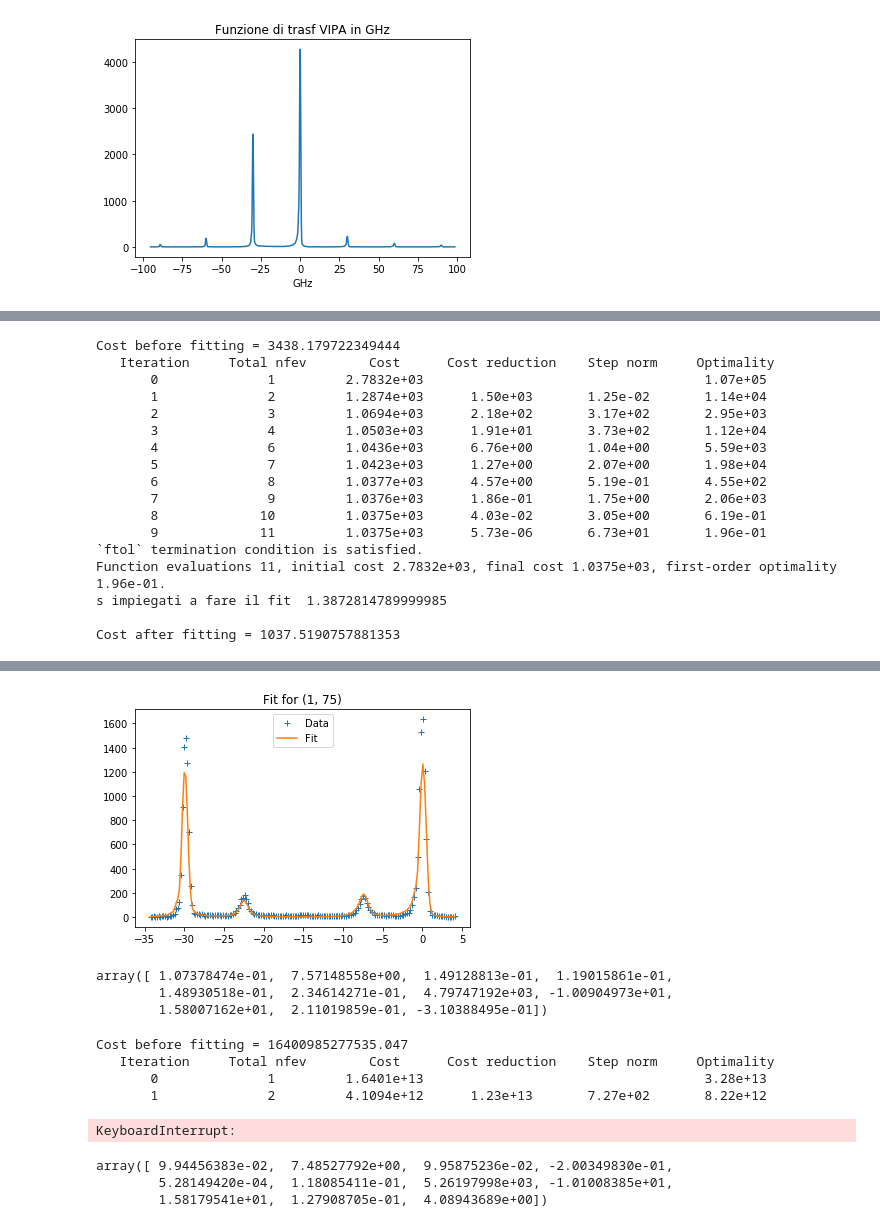
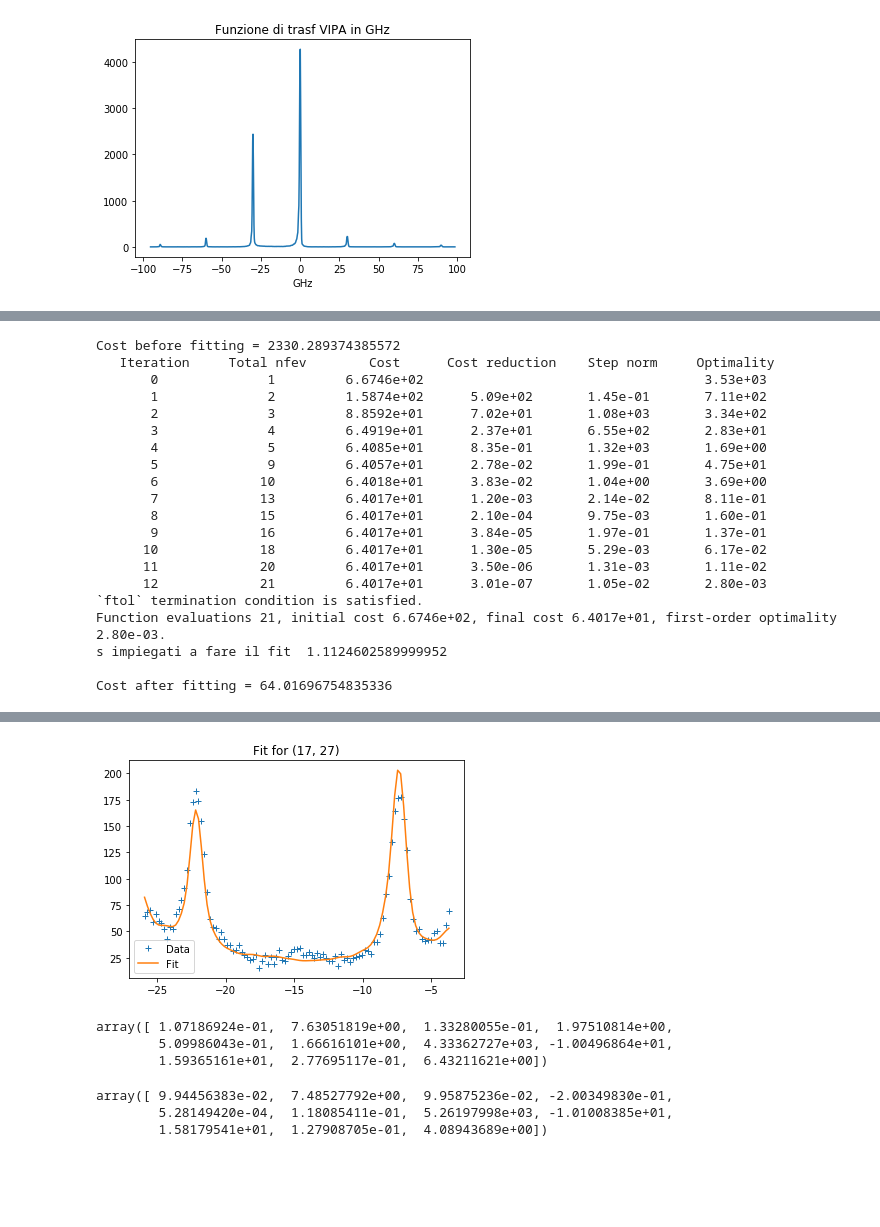
Before and after one commit to flautodipan/Python_Libraries, a Jupyter notebook: Experimentum_single.ipynb, the cells around one changed output, grey strips where cells are left out. Cells and saved outputs as stored; diff of their text form; code cells hidden in the pictures; blank space fills up the shorter version.

```diff
--- a/Experimentum_single.ipynb
+++ b/Experimentum_single.ipynb
@@ -56,8 +56,8 @@ cols_real   = ('Co', 'Omega', 'Gamma', 'Delta', 'tau', 'delta_position', 'delta_
 cols_gauss  = ( 'A', 'mu', 'sigma')
 # %%
 #0) importo dati e inizializzo oggetti
-i   =   1
-j   =   75
+i   =   17
+j   =   27
 y    =   Import_from_Matlab(spectra_filename, now_path, var_name = 'y3')[i][j]
 Data    =   Exp.Spectrum(name = str((i,j)))
 Data.Get_Spectrum(y = np.resize(y, np.max(y.shape)), offset = 183., cut = pre_cut, cut_range = (10, 175))
@@ -136,10 +136,12 @@ Data.p0[list(cols_mark)]
 # %%
-p0 = np.array([ 1.07378474e-01,  7.57148558e+00,  1.49128813e-01,  1.19015861e-01,
-        1.448930518e-01,  8.34614271,  4.79747192e+03, -1.00904973e+01,
-        1.58007162e+01,  2.11019859e-01, -3.10388495e-01])
+p0 = np.array([ 1.08633225e-01,  7.70983143e+00,  1.58967633e-01,  1.70455195e+00,
+        6.40427573e-01,  2.20351667e+00,  5.23638443e+03, -10.18245455e+00,
+        1.5973788115e+01,  2.73907418e-01,  8.73821212e+00])
 plt.figure()
 plt.plot(Data.x_freq, Data.Gauss_Convolve_Markovian_Response_Fast(p0), label = 'pre-fit' )
 plt.plot(Data.x_freq, Data.y, '+', label = 'Data')
+plt.xlim(-27, -3)
+plt.ylim(-10, 250)
 plt.legend()
 # %% [output]
 <matplotlib.legend.Legend at 0x...>
@@ -147,29 +149,34 @@ plt.legend()
 # %%
 #3) fit markoviano
+rules_markov_bound     =   ('positive', 0.2, 'positive', [-2,2], 'positive', 'positive', 0.2, 0.015, 0.0025, 'inf', 'inf')
+
 Data.Get_cost_markov(Data.p0[list(cols_mark)].values[0], columns = cols_mark)
 print('Cost before fitting = {}'.format(Data.cost_markov))
-Data.Get_Fit_Bounds(percents_markov, cols_mark)
-_= Data.Non_Linear_Least_Squares_Markov(cols_mark, p0, bound = (Data.bounds['down'].values, Data.bounds['up'].values), verbose = 2, max_nfev = 200, fig = True, zoom = False)
+Data.Get_Fit_Bounds(rules_markov_bound, cols_mark)
+_= Data.Non_Linear_Least_Squares_Markov(cols_mark,p0, bound = (Data.bounds['down'].values, Data.bounds['up'].values), verbose = 2, max_nfev = 200, fig = True, zoom = False)
 #_ = Data.Non_Linear_Least_Squares_Markov(bound = (Data.bounds['down'].values, Data.bounds['up'].values),  max_nfev = 500)
 Data.Get_cost_markov(Data.Markov_Fit_Params.values[0], columns = cols_mark)
 print('Cost after fitting = {}\n'.format(Data.cost_markov))
 Data.Markov_Fit_Params
 # %% [output]
-Cost before fitting = 3438.179722349444
+Cost before fitting = 2330.289374385572
    Iteration     Total nfev        Cost      Cost reduction    Step norm     Optimality
-       0              1         2.7832e+03                                    1.07e+05
-       1              2         1.2874e+03      1.50e+03       1.25e-02       1.14e+04
-       2              3         1.0694e+03      2.18e+02       3.17e+02       2.95e+03
-       3              4         1.0503e+03      1.91e+01       3.73e+02       1.12e+04
-       4              6         1.0436e+03      6.76e+00       1.04e+00       5.59e+03
-       5              7         1.0423e+03      1.27e+00       2.07e+00       1.98e+04
-       6              8         1.0377e+03      4.57e+00       5.19e-01       4.55e+02
-       7              9         1.0376e+03      1.86e-01       1.75e+00       2.06e+03
-       8             10         1.0375e+03      4.03e-02       3.05e+00       6.19e-01
-       9             11         1.0375e+03      5.73e-06       6.73e+01       1.96e-01
+       0              1         6.6746e+02                                    3.53e+03
+       1              2         1.5874e+02      5.09e+02       1.45e-01       7.11e+02
+       2              3         8.8592e+01      7.02e+01       1.08e+03       3.34e+02
+       3              4         6.4919e+01      2.37e+01       6.55e+02       2.83e+01
+       4              5         6.4085e+01      8.35e-01       1.32e+03       1.69e+00
+       5              9         6.4057e+01      2.78e-02       1.99e-01       4.75e+01
+       6             10         6.4018e+01      3.83e-02       1.04e+00       3.69e+00
+       7             13         6.4017e+01      1.20e-03       2.14e-02       8.11e-01
+       8             15         6.4017e+01      2.10e-04       9.75e-03       1.60e-01
+       9             16         6.4017e+01      3.84e-05       1.97e-01       1.37e-01
+      10             18         6.4017e+01      1.30e-05       5.29e-03       6.17e-02
+      11             20         6.4017e+01      3.50e-06       1.31e-03       1.11e-02
+      12             21         6.4017e+01      3.01e-07       1.05e-02       2.80e-03
 `ftol` termination condition is satisfied.
-Function evaluations 11, initial cost 2.7832e+03, final cost 1.0375e+03, first-order optimality 1.96e-01.
-s impiegati a fare il fit  1.3872814789999985
+Function evaluations 21, initial cost 6.6746e+02, final cost 6.4017e+01, first-order optimality 2.80e-03.
+s impiegati a fare il fit  1.1124602589999952
 
-Cost after fitting = 1037.5190757881353
+Cost after fitting = 64.01696754835336
 |  | Co | Omega | Gamma | delta_position | delta_width | delta_amplitude | A | mu | sigma | ... |
@@ -179,10 +186,10 @@ Cost after fitting = 1037.5190757881353
-[figure, old version]
+[figure, new version]
 # %%
 Data.Markov_Fit_Params.values[0]
 # %% [output]
-array([ 1.07378474e-01,  7.57148558e+00,  1.49128813e-01,  1.19015861e-01,
-        1.48930518e-01,  2.34614271e-01,  4.79747192e+03, -1.00904973e+01,
-        1.58007162e+01,  2.11019859e-01, -3.10388495e-01])
+array([ 1.07186924e-01,  7.63051819e+00,  1.33280055e-01,  1.97510814e+00,
+        5.09986043e-01,  1.66616101e+00,  4.33362727e+03, -1.00496864e+01,
+        1.59365161e+01,  2.77695117e-01,  6.43211621e+00])
 # %%
 #3) fit markoviano smart
 Data.Get_cost_markov(Data.p0[list(cols_smart)].values[0], columns = cols_smart)
@@ -193,12 +200,6 @@ _= Data.Non_Linear_Least_Squares_Markov(cols_smart, bound = (Data.bounds['down']
 Data.Get_cost_markov(Data.Markov_Fit_Params.values[0], columns = cols_smart)
 print('Cost after fitting = {}\n'.format(Data.cost_markov))
 Data.Markov_Fit_Params
-# %% [output]
-Cost before fitting = 16400985277535.047
-   Iteration     Total nfev        Cost      Cost reduction    Step norm     Optimality
-       0              1         1.6401e+13                                    3.28e+13
-       1              2         4.1094e+12      1.23e+13       7.27e+02       8.22e+12
-KeyboardInterrupt:
 # %%
 Data.Markov_Fit_Params.values[0]
 # %% [output]
```
Also changed, not shown: parts of 7 cells of this notebook, 2 other files.
